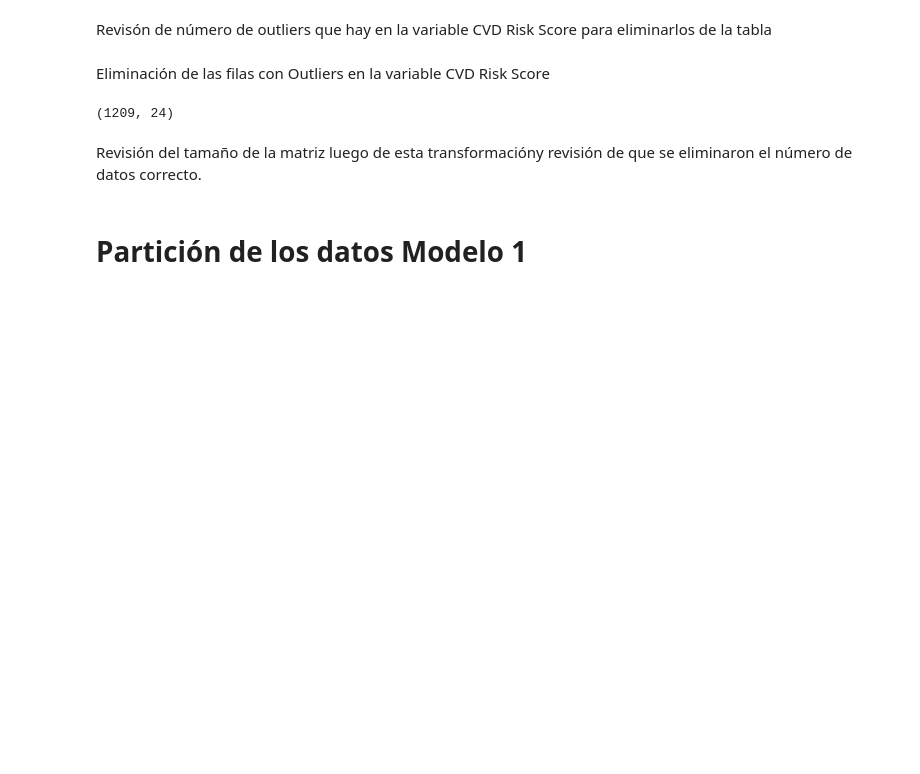
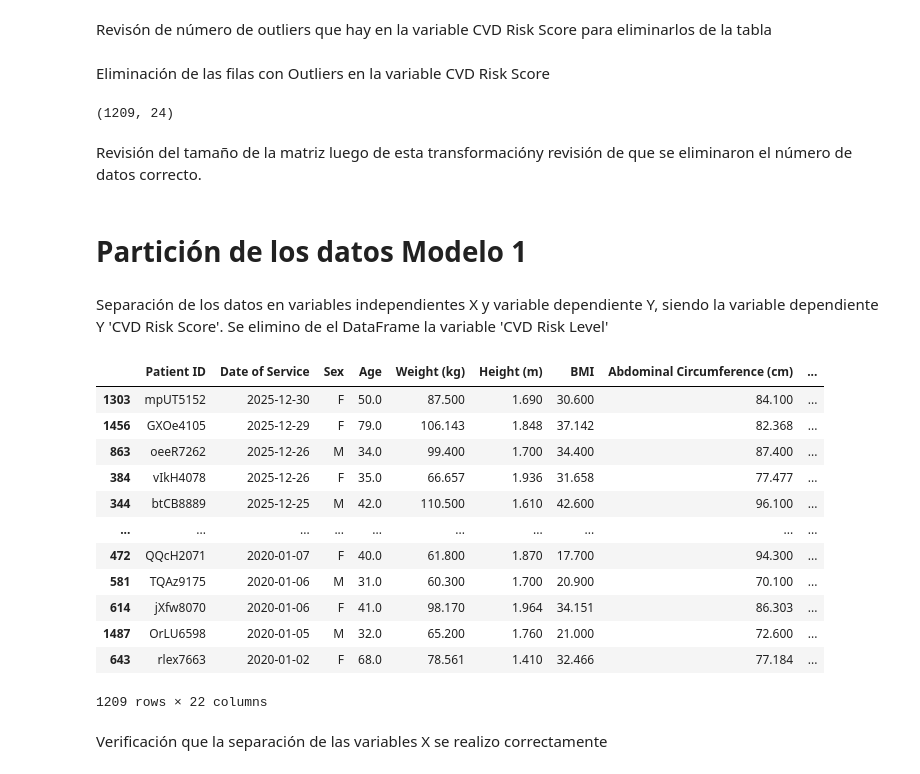
Before and after one commit to AlisonAristizabal/MaterialDeClase-ISIS-2611, a Jupyter notebook: Laboratorios/L1 Regresion Lineal/AnlisisDatos.ipynb, the cells around one changed output. Cells and saved outputs as stored; diff of their text form; code cells hidden in the pictures; blank space fills up the shorter version.

Commit message:
# Partición de los datos Modelo 1

```diff
--- a/Laboratorios/L1 Regresion Lineal/AnlisisDatos.ipynb
+++ b/Laboratorios/L1 Regresion Lineal/AnlisisDatos.ipynb
@@ -483,3 +483,27 @@ dataModelo1.shape
 Revisión del tamaño de la matriz luego de esta transformacióny revisión de que se eliminaron el número de datos correcto.
 # %% [markdown]
 # Partición de los datos Modelo 1
+# %%
+target = 'CVD Risk Score'
+X_m1 = dataModelo1.drop(columns=[target, 'CVD Risk Level'])
+y_m1 = dataModelo1[target]
+# %% [markdown]
+Separación de los datos en variables independientes X y variable dependiente Y, siendo la variable dependiente Y 'CVD Risk Score'. Se elimino de el DataFrame la variable 'CVD Risk Level'
+# %%
+X_m1
+# %% [output]
+|  | Patient ID | Date of Service | Sex | Age | Weight (kg) | Height (m) | BMI | Abdominal Circumference (cm) | ... |
+| 1303 | mpUT5152 | 2025-12-30 | F | 50.0 | 87.500 | 1.690 | 30.600 | 84.100 | ... |
+| 1456 | GXOe4105 | 2025-12-29 | F | 79.0 | 106.143 | 1.848 | 37.142 | 82.368 | ... |
+| 863 | oeeR7262 | 2025-12-26 | M | 34.0 | 99.400 | 1.700 | 34.400 | 87.400 | ... |
+| 384 | vIkH4078 | 2025-12-26 | F | 35.0 | 66.657 | 1.936 | 31.658 | 77.477 | ... |
+| 344 | btCB8889 | 2025-12-25 | M | 42.0 | 110.500 | 1.610 | 42.600 | 96.100 | ... |
+| ... | ... | ... | ... | ... | ... | ... | ... | ... | ... |
+| 472 | QQcH2071 | 2020-01-07 | F | 40.0 | 61.800 | 1.870 | 17.700 | 94.300 | ... |
+| 581 | TQAz9175 | 2020-01-06 | M | 31.0 | 60.300 | 1.700 | 20.900 | 70.100 | ... |
+| 614 | jXfw8070 | 2020-01-06 | F | 41.0 | 98.170 | 1.964 | 34.151 | 86.303 | ... |
+| 1487 | OrLU6598 | 2020-01-05 | M | 32.0 | 65.200 | 1.760 | 21.000 | 72.600 | ... |
+| 643 | rlex7663 | 2020-01-02 | F | 68.0 | 78.561 | 1.410 | 32.466 | 77.184 | ... |
+1209 rows × 22 columns
+# %% [markdown]
+Verificación que la separación de las variables X se realizo correctamente
```
Also changed, not shown: parts of 9 cells of this notebook.
